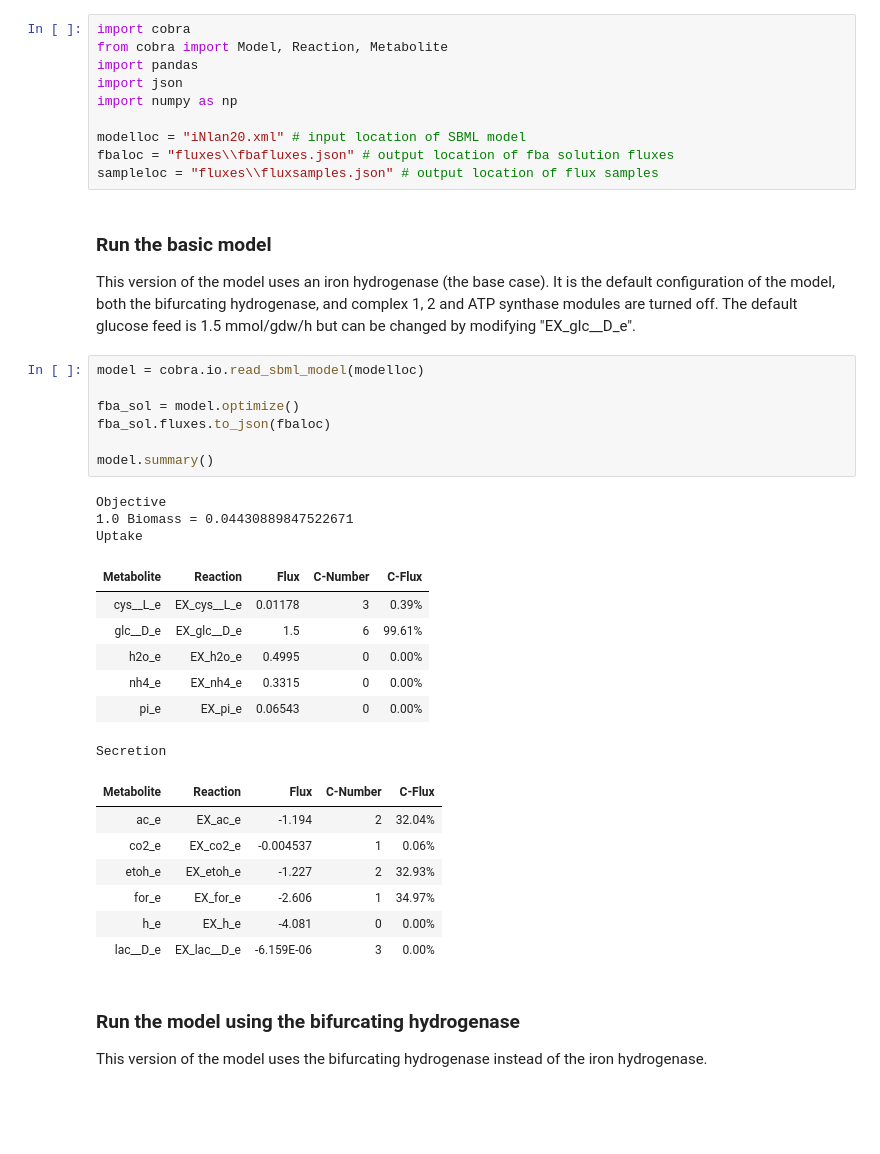
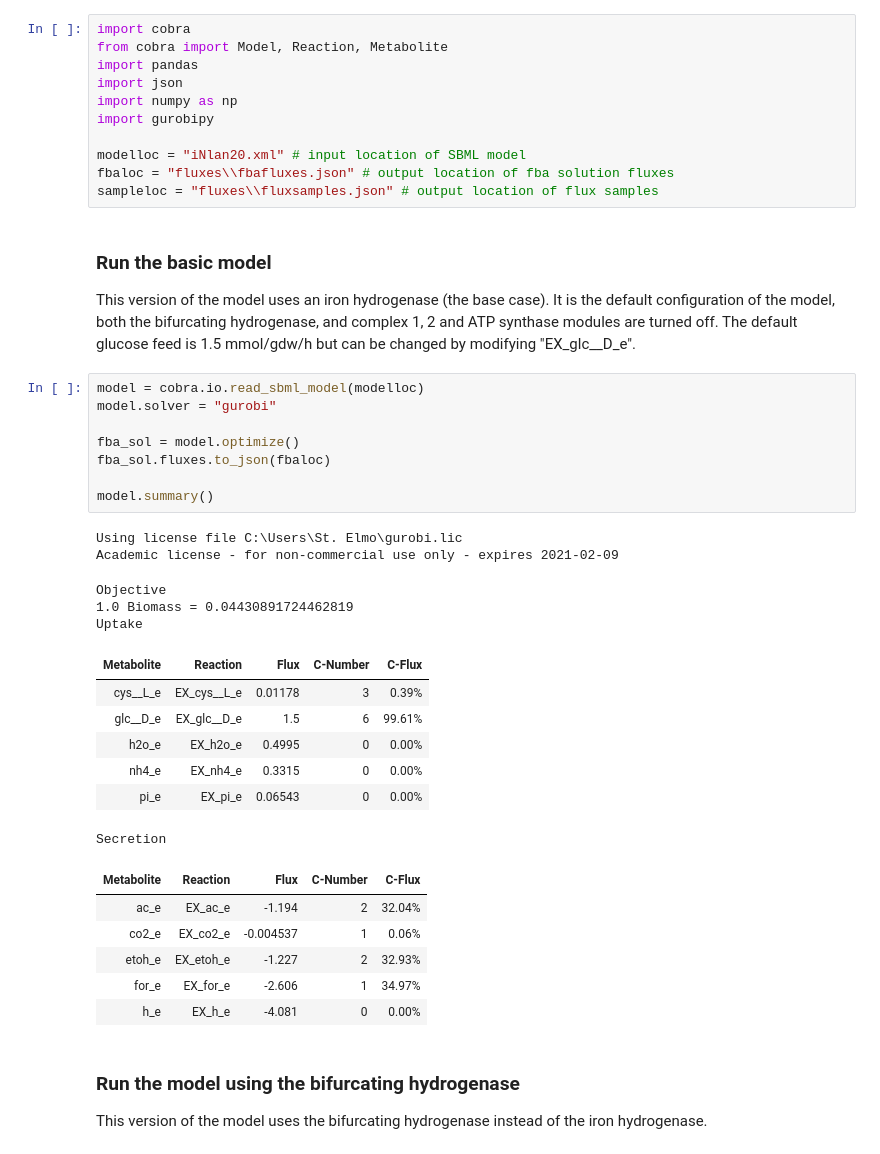
Before and after one commit to stelmo/iNlan20, a Jupyter notebook: ReconstructionAndAnalysis/iNlan20 Example Simulations.ipynb, the cells around one changed output. Drawn from its saved outputs; the diff is of its cells as text; blank space fills up the shorter version.

```diff
--- a/ReconstructionAndAnalysis/iNlan20 Example Simulations.ipynb
+++ b/ReconstructionAndAnalysis/iNlan20 Example Simulations.ipynb
@@ -4,6 +4,7 @@ from cobra import Model, Reaction, Metabolite
 import pandas
 import json
 import numpy as np
+import gurobipy
 
 modelloc = "iNlan20.xml" # input location of SBML model
 fbaloc = "fluxes\\fbafluxes.json" # output location of fba solution fluxes
@@ -13,29 +14,31 @@ sampleloc = "fluxes\\fluxsamples.json" # output location of flux samples
 This version of the model uses an iron hydrogenase (the base case). It is the default configuration of the model, both the bifurcating hydrogenase, and complex 1, 2 and ATP synthase modules are turned off. The default glucose feed is 1.5 mmol/gdw/h but can be changed by modifying "EX_glc__D_e".
 # %%
 model = cobra.io.read_sbml_model(modelloc)
+model.solver = "gurobi"
 
 fba_sol = model.optimize()
 fba_sol.fluxes.to_json(fbaloc)
 
 model.summary()
 # %% [output]
-Objective
-1.0 Biomass = 0.04430889847522671
-Uptake
+Using license file C:\Users\St. Elmo\gurobi.lic
+Academic license - for non-commercial use only - expires 2021-02-09
+Objective
+1.0 Biomass = 0.04430891724462819
+Uptake
 | Metabolite | Reaction | Flux | C-Number | C-Flux |
 | cys__L_e | EX_cys__L_e | 0.01178 | 3 | 0.39% |
 | glc__D_e | EX_glc__D_e | 1.5 | 6 | 99.61% |
 | h2o_e | EX_h2o_e | 0.4995 | 0 | 0.00% |
 | nh4_e | EX_nh4_e | 0.3315 | 0 | 0.00% |
 | pi_e | EX_pi_e | 0.06543 | 0 | 0.00% |
-Secretion
+Secretion
 | Metabolite | Reaction | Flux | C-Number | C-Flux |
 | ac_e | EX_ac_e | -1.194 | 2 | 32.04% |
 | co2_e | EX_co2_e | -0.004537 | 1 | 0.06% |
 | etoh_e | EX_etoh_e | -1.227 | 2 | 32.93% |
 | for_e | EX_for_e | -2.606 | 1 | 34.97% |
 | h_e | EX_h_e | -4.081 | 0 | 0.00% |
-| lac__D_e | EX_lac__D_e | -6.159E-06 | 3 | 0.00% |
 # %% [markdown]
 ### Run the model using the bifurcating hydrogenase
 This version of the model uses the bifurcating hydrogenase instead of the iron hydrogenase.
```
Also changed, not shown: parts of 7 cells of this notebook, 9 other files.
